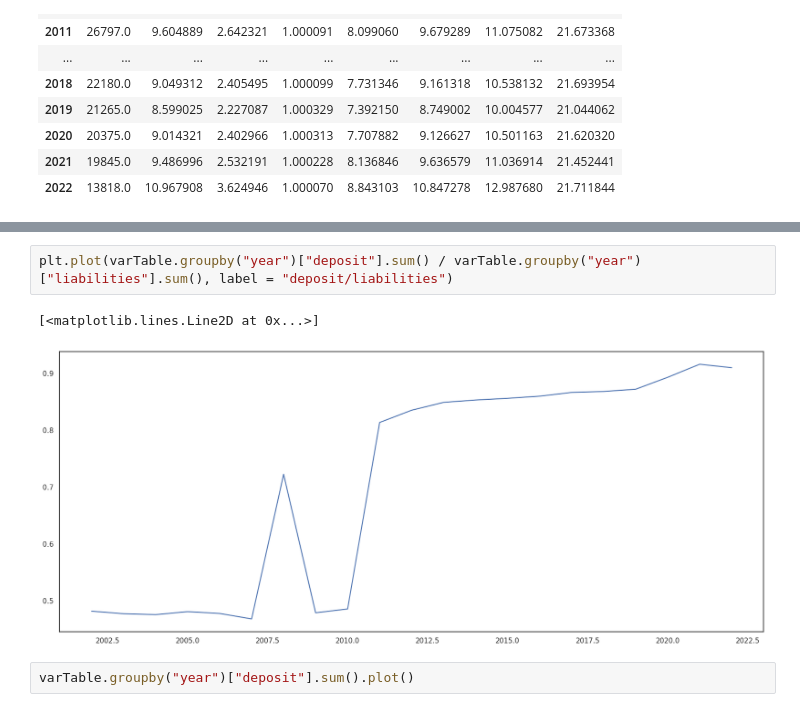
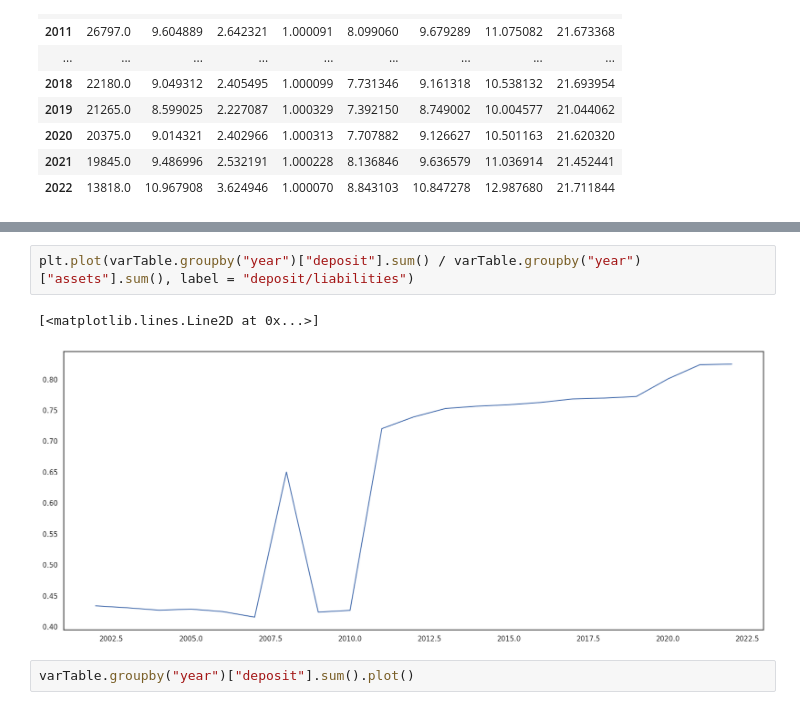
Before and after one commit to dongxulee/interbankAssets, a Jupyter notebook: balanceSheetAnalysis/balanceSheetData_borrowingLendingLeverage.ipynb, the cells around one changed output, grey strips where cells are left out. Saved outputs shown, nothing was run; the diff lists cells and outputs as text.

```diff
--- a/balanceSheetAnalysis/balanceSheetData_borrowingLendingLeverage.ipynb
+++ b/balanceSheetAnalysis/balanceSheetData_borrowingLendingLeverage.ipynb
@@ -214,8 +242,8 @@ df
 # %%
-plt.plot(varTable.groupby("year")["deposit"].sum() / varTable.groupby("year")["liabilities"].sum(), label = "deposit/liabilities")
+plt.plot(varTable.groupby("year")["deposit"].sum() / varTable.groupby("year")["assets"].sum(), label = "deposit/liabilities")
 # %% [output]
 [<matplotlib.lines.Line2D at 0x...>]
-[figure, old version]
+[figure, new version]
 # %%
 varTable.groupby("year")["deposit"].sum().plot()
 # %% [output]
```
Also changed, not shown: parts of 7 cells of this notebook, 6 other files.
